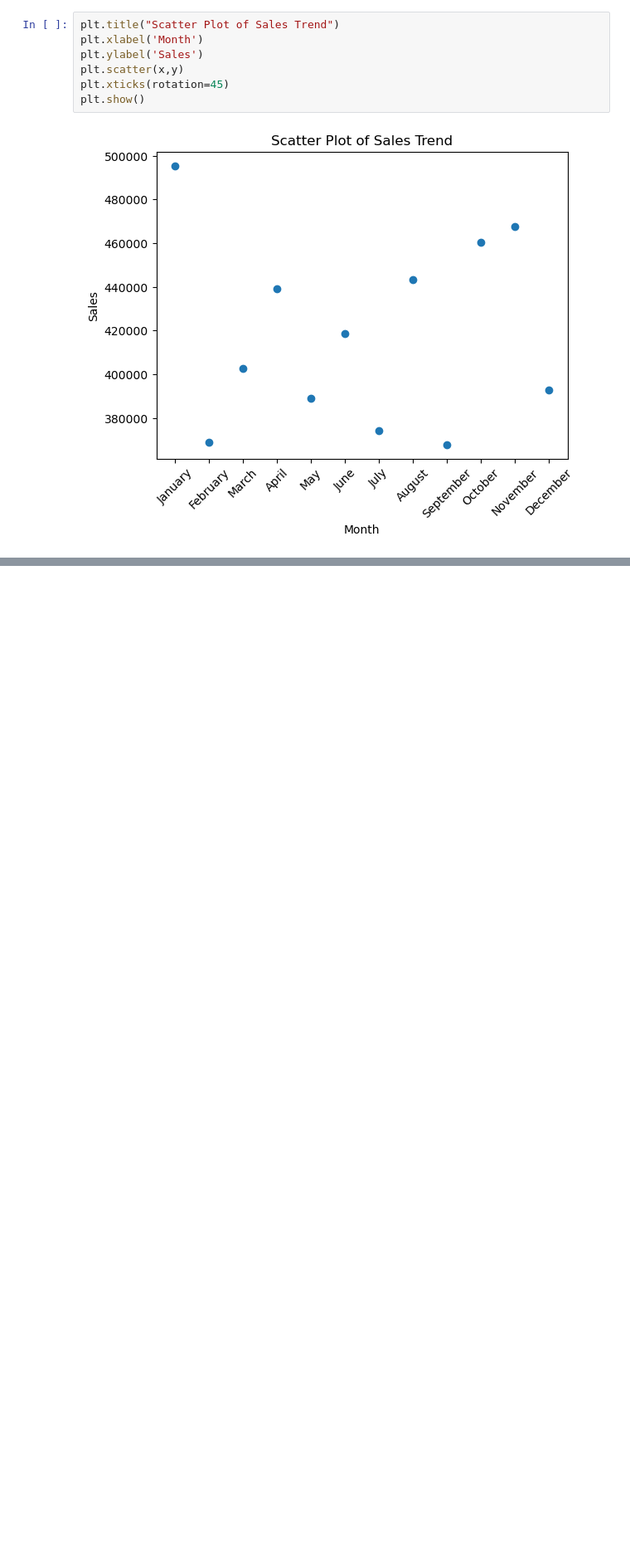
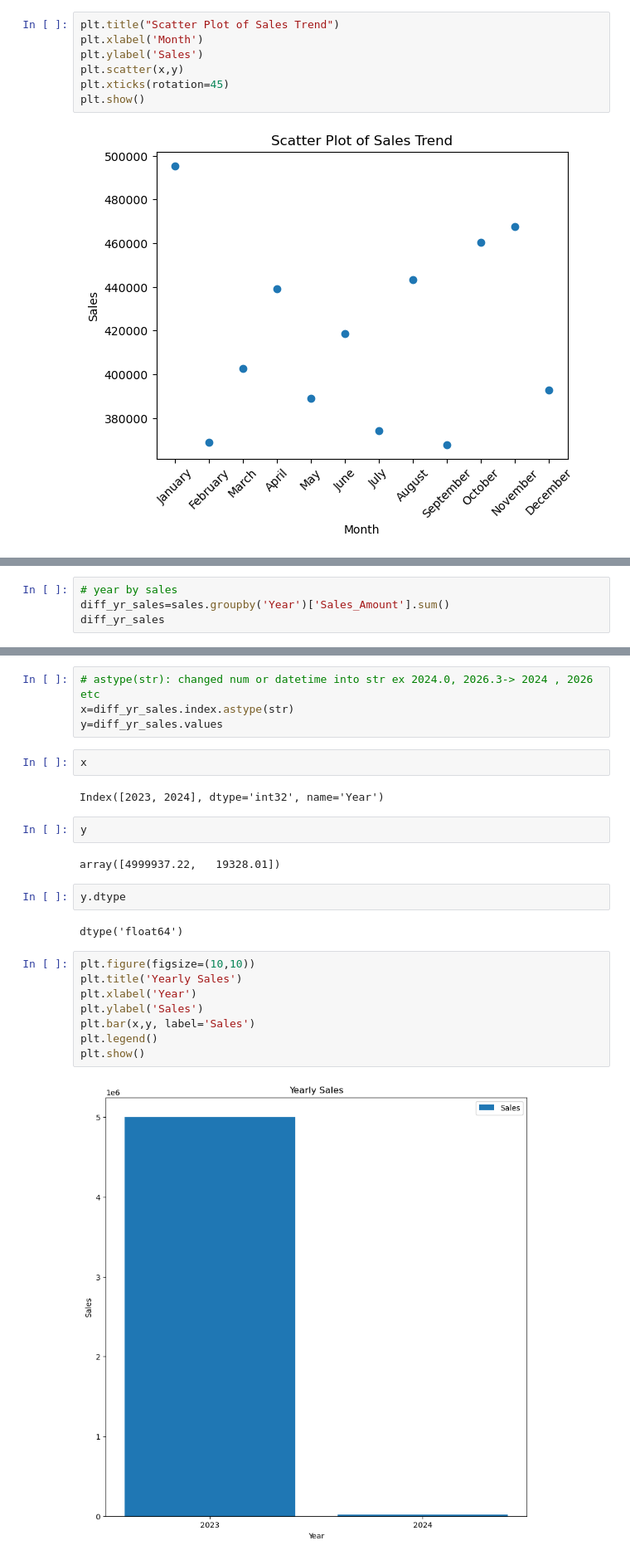
Before and after one commit to abhishekaryangiri/matplotlib-projects, a Jupyter notebook: matplotlib.ipynb, the cells around one changed output, grey strips where cells are left out. Shown at 83% size. Drawn from its saved outputs; the diff is of its cells as text; blank space fills up the shorter version.

```diff
--- a/matplotlib.ipynb
+++ b/matplotlib.ipynb
@@ -127,0 +167,4 @@ plt.show()
+# %%
+# year by sales
+diff_yr_sales=sales.groupby('Year')['Sales_Amount'].sum()
+diff_yr_sales
@@ -127,0 +187,26 @@ plt.show()
+# %%
+# astype(str): changed num or datetime into str ex 2024.0, 2026.3-> 2024 , 2026 etc
+x=diff_yr_sales.index.astype(str)
+y=diff_yr_sales.values
+# %%
+x
+# %% [output]
+Index([2023, 2024], dtype='int32', name='Year')
+# %%
+y
+# %% [output]
+array([4999937.22,   19328.01])
+# %%
+y.dtype
+# %% [output]
+dtype('float64')
+# %%
+plt.figure(figsize=(10,10))
+plt.title('Yearly Sales')
+plt.xlabel('Year')
+plt.ylabel('Sales')
+plt.bar(x,y, label='Sales')
+plt.legend()
+plt.show()
+# %% [output]
+[figure, added]
```
Also changed, not shown: parts of 8 cells of this notebook.
